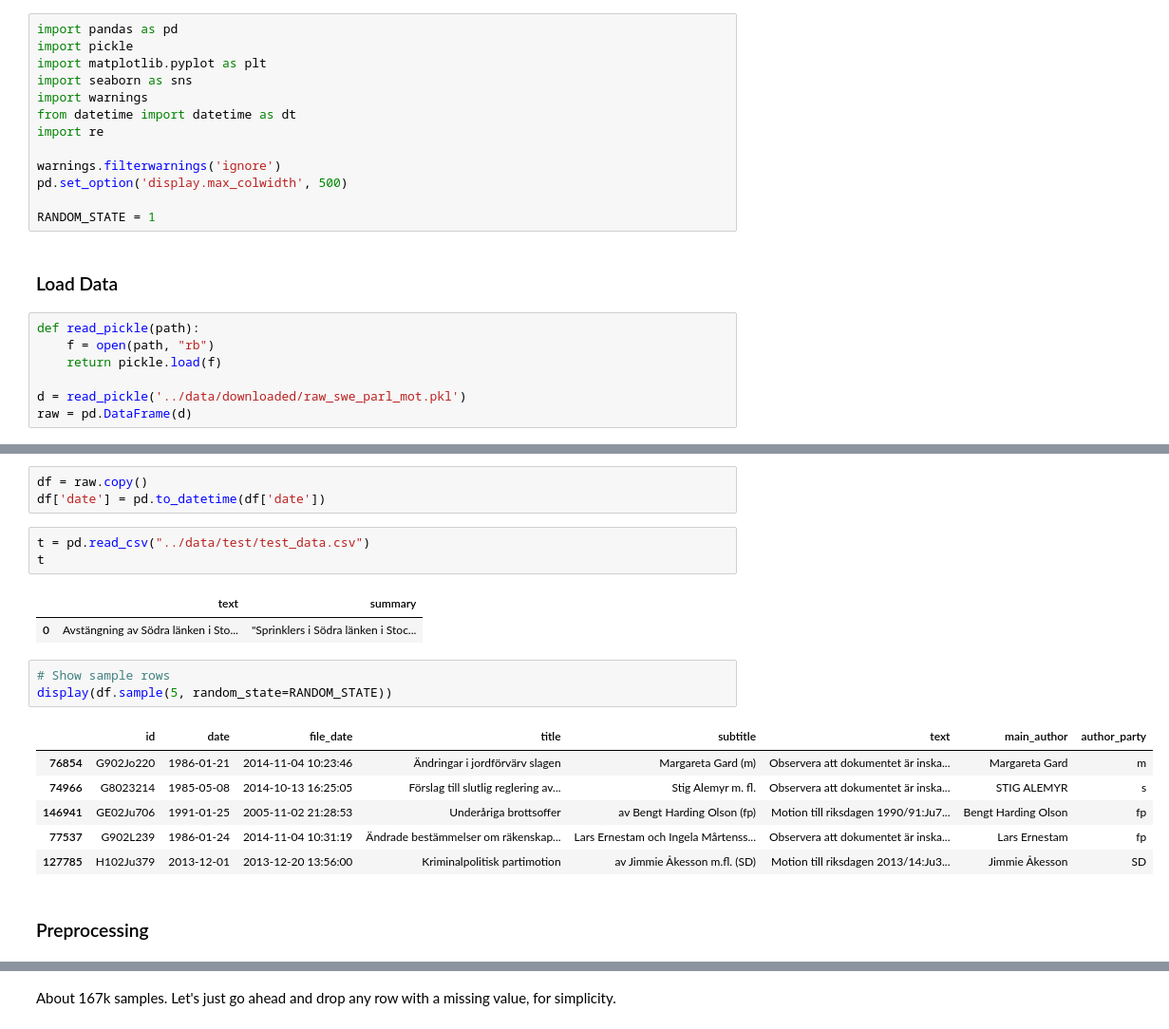
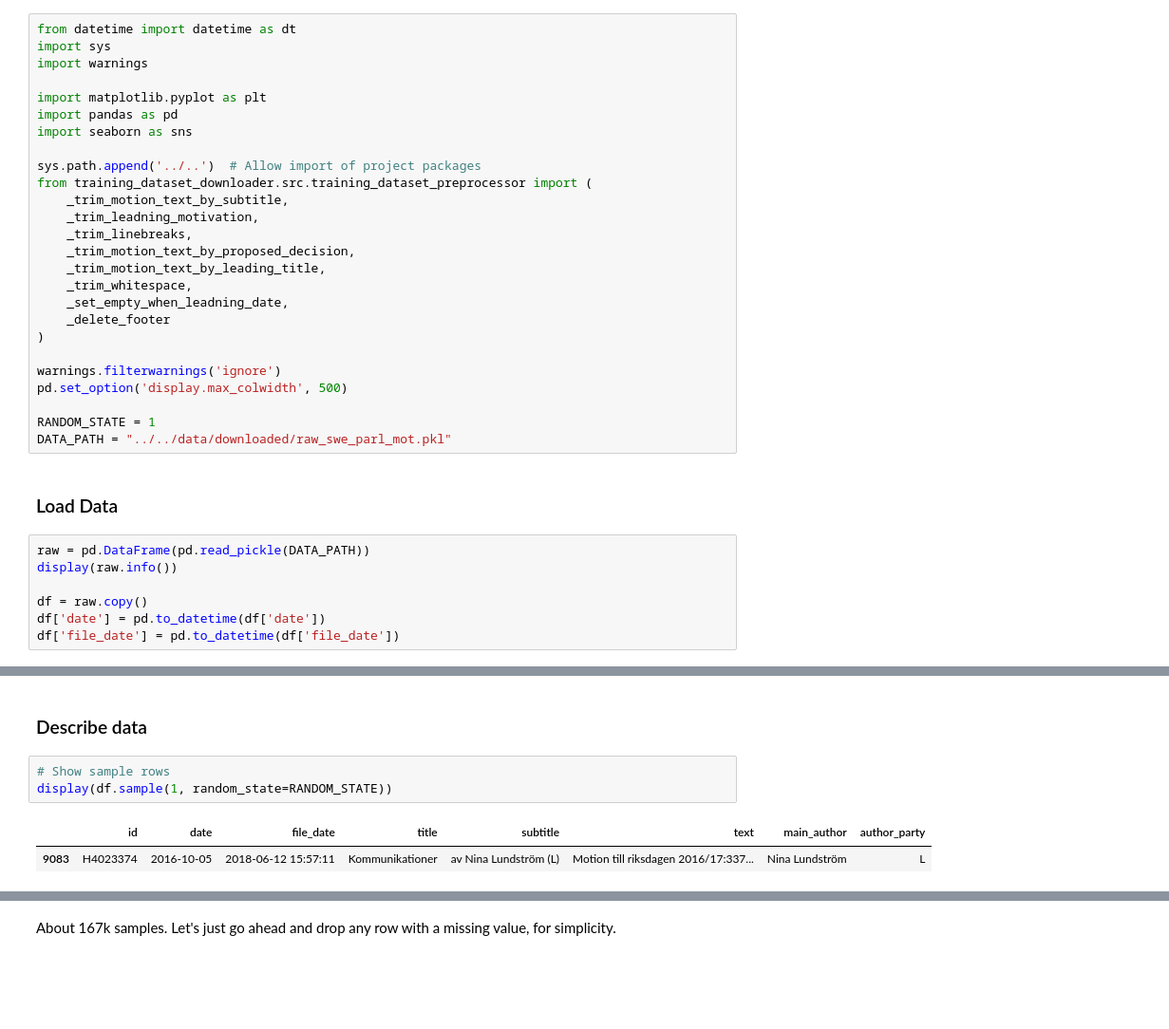
Before and after one commit to erikgrip/swedish_parliament_motion_summarization, a Jupyter notebook: notebooks/exploratory-data-analysis.ipynb, the cells around one changed output, grey strips where cells are left out. Shown: that part at 95% size. Saved outputs shown, nothing was run; the diff lists cells and outputs as text; blank space fills up the shorter version.

```diff
--- a/notebooks/exploratory-data-analysis.ipynb
+++ b/notebooks/exploratory-data-analysis.ipynb
@@ -1,24 +1,37 @@
 # %% [markdown]
 # Exploratory data analysis
 # %%
+from datetime import datetime as dt
+import sys
+import warnings
+
+import matplotlib.pyplot as plt
 import pandas as pd
-import pickle
-import matplotlib.pyplot as plt
 import seaborn as sns
-import warnings
-from datetime import datetime as dt
-import re
+
+sys.path.append('../..')  # Allow import of project packages
+from training_dataset_downloader.src.training_dataset_preprocessor import (
+    _trim_motion_text_by_subtitle,
+    _trim_leadning_motivation,
+    _trim_linebreaks,
+    _trim_motion_text_by_proposed_decision,
+    _trim_motion_text_by_leading_title,
+    _trim_whitespace,
+    _set_empty_when_leadning_date,
+    _delete_footer
+)
 
 warnings.filterwarnings('ignore')
 pd.set_option('display.max_colwidth', 500)
 
 RANDOM_STATE = 1
+DATA_PATH = "../../data/downloaded/raw_swe_parl_mot.pkl"
 # %% [markdown]
 ### Load Data
 # %%
-def read_pickle(path):
-    f = open(path, "rb")
-    return pickle.load(f)
+raw = pd.DataFrame(pd.read_pickle(DATA_PATH))
+display(raw.info())
 
-d = read_pickle('../data/downloaded/raw_swe_parl_mot.pkl')
-raw = pd.DataFrame(d)
+df = raw.copy()
+df['date'] = pd.to_datetime(df['date'])
+df['file_date'] = pd.to_datetime(df['file_date'])
@@ -25,21 +55,8 @@ raw = pd.DataFrame(d)
-# %%
-df = raw.copy()
-df['date'] = pd.to_datetime(df['date'])
-# %%
-t = pd.read_csv("../data/test/test_data.csv")
-t
-# %% [output]
-|  | text | summary |
-| 0 | Avstängning av Södra länken i Sto... | "Sprinklers i Södra länken i Stoc... |
+# %% [markdown]
+### Describe data
 # %%
 # Show sample rows
-display(df.sample(5, random_state=RANDOM_STATE))
+display(df.sample(1, random_state=RANDOM_STATE))
 # %% [output]
 |  | id | date | file_date | title | subtitle | text | main_author | author_party |
-| 76854 | G902Jo220 | 1986-01-21 | 2014-11-04 10:23:46 | Ändringar i jordförvärv slagen | Margareta Gard (m) | Observera att dokumentet är inska... | Margareta Gard | m |
-| 74966 | G8023214 | 1985-05-08 | 2014-10-13 16:25:05 | Förslag till slutlig reglering av... | Stig Alemyr m. fl. | Observera att dokumentet är inska... | STIG ALEMYR | s |
-| 146941 | GE02Ju706 | 1991-01-25 | 2005-11-02 21:28:53 | Underåriga brottsoffer | av Bengt Harding Olson (fp) | Motion till riksdagen 1990/91:Ju7... | Bengt Harding Olson | fp |
-| 77537 | G902L239 | 1986-01-24 | 2014-11-04 10:31:19 | Ändrade bestämmelser om räkenskap... | Lars Ernestam och Ingela Mårtenss... | Observera att dokumentet är inska... | Lars Ernestam | fp |
-| 127785 | H102Ju379 | 2013-12-01 | 2013-12-20 13:56:00 | Kriminalpolitisk partimotion | av Jimmie Åkesson m.fl. (SD) | Motion till riksdagen 2013/14:Ju3... | Jimmie Åkesson | SD |
+| 9083 | H4023374 | 2016-10-05 | 2018-06-12 15:57:11 | Kommunikationer | av Nina Lundström (L) | Motion till riksdagen 2016/17:337... | Nina Lundström | L |
-# %% [markdown]
-### Preprocessing
```
Also changed, not shown: parts of 41 cells of this notebook, 14 other files.
